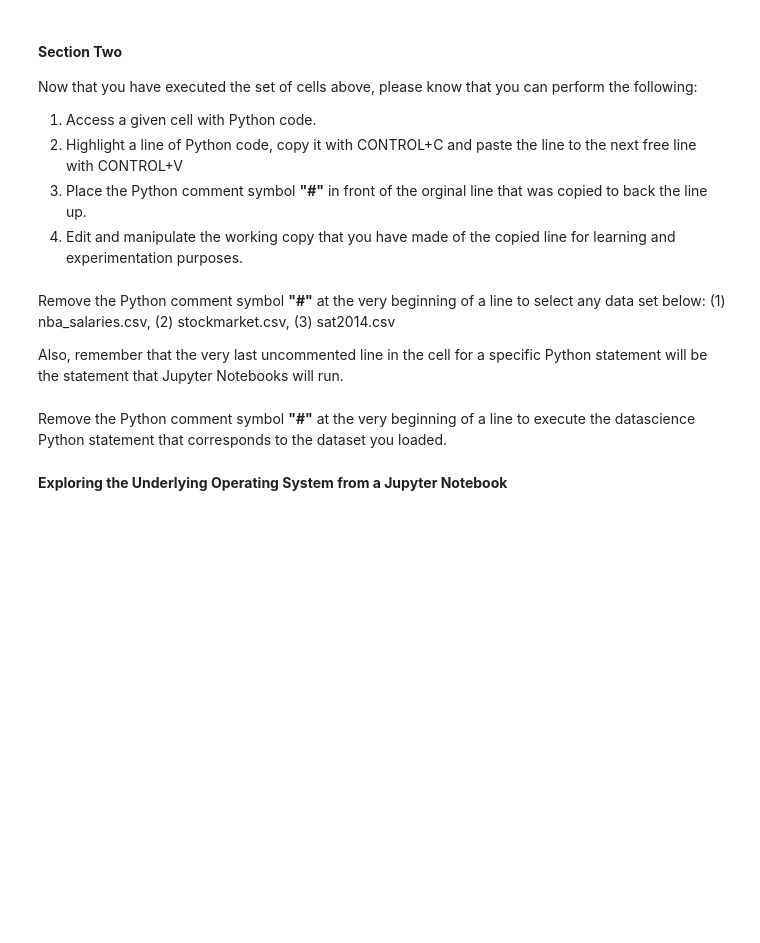
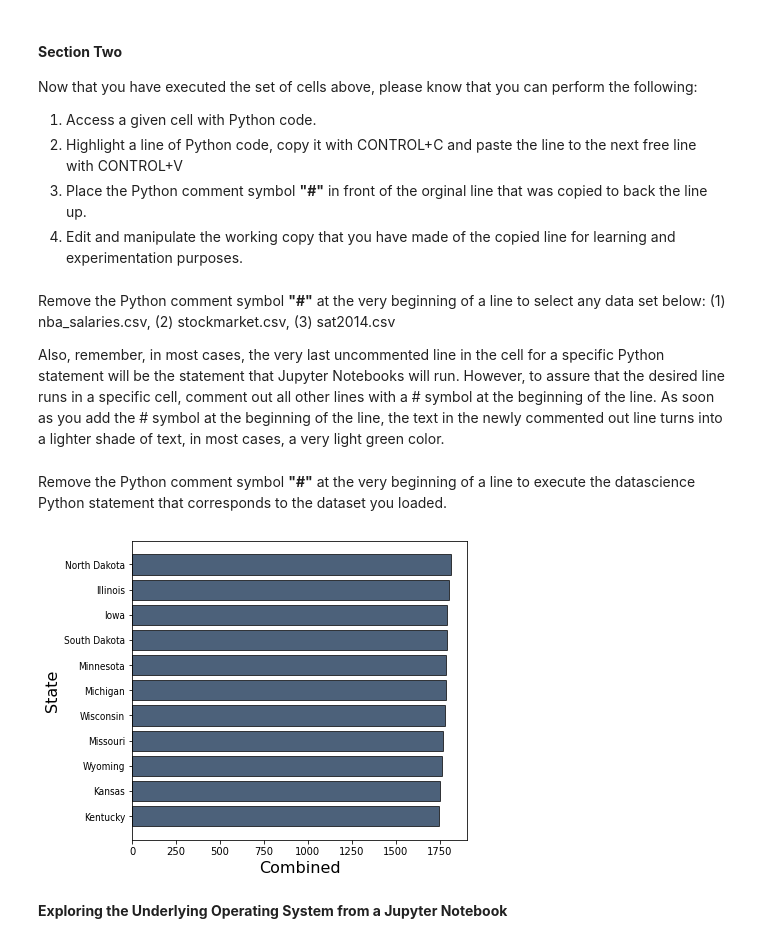
Before and after one commit to abcaslow/IaC_Literacy_Project, a Jupyter notebook: Module1-DS4HS/M1L1A-Exploring-Your-First-DS4HS-Jupyter-Notebook.ipynb, the cells around one changed output. Cells and saved outputs as stored; diff of their text form; code cells hidden in the pictures; blank space fills up the shorter version.

```diff
--- a/Module1-DS4HS/M1L1A-Exploring-Your-First-DS4HS-Jupyter-Notebook.ipynb
+++ b/Module1-DS4HS/M1L1A-Exploring-Your-First-DS4HS-Jupyter-Notebook.ipynb
@@ -60,18 +95,20 @@ Now that you have executed the set of cells above, please know that you can perf
 # %% [markdown]
 Remove the Python comment symbol <b>"#"</b> at the very beginning of a line to select any data set below: (1) nba_salaries.csv, (2) stockmarket.csv, (3) sat2014.csv
 
-Also, remember that the very last uncommented line in the cell for a specific Python statement will be the statement that Jupyter Notebooks will run.
+Also, remember, in most cases, the very last uncommented line in the cell for a specific Python statement will be the statement that Jupyter Notebooks will run. However, to assure that the desired line runs in a specific cell, comment out all other lines with a # symbol at the beginning of the line. As soon as you add the # symbol at the beginning of the line, the text in the newly commented out line turns into a lighter shade of text, in most cases, a very light green color.
 # %%
-#rawdata=Table.read_table('~/data8/covid_by_state.csv')
-rawdata=Table.read_table('~/data8/stockmarket.csv')
-#rawdata=Table.read_table('~/data8/sat2014.csv')
+#rawdata=Table.read_table('covid_by_state.csv')
+#rawdata=Table.read_table('stockmarket.csv')
+rawdata=Table.read_table('sat2014.csv')
 # %% [markdown]
 Remove the Python comment symbol <b>"#"</b> at the very beginning of a line to execute the datascience Python statement that corresponds to the dataset you loaded.
 # %%
 #rawdata.select('Alabama','Alaska').sort('Alabama', descending=True).take[0:11].barh('Alabama')
 #rawdata.select('PLAYER','2015-2016 SALARY').sort('2015-2016 SALARY', descending=True).take[0:11].barh('PLAYER')
-rawdata.select('company','market-cap').sort('market-cap',descending=True).take[0:11].barh('company')
-#rawdata.select('State','Combined').sort('Combined',descending=True).take[0:11].barh('State')
+#rawdata.select('company','market-cap').sort('market-cap',descending=True).take[0:11].barh('company')
+rawdata.select('State','Combined').sort('Combined',descending=True).take[0:11].barh('State')
+# %% [output]
+[figure, added]
 # %% [markdown]
 <b>Exploring the Underlying Operating System from a Jupyter Notebook</b>
 # %%
```
Also changed, not shown: parts of 9 cells of this notebook, 5 other files.
